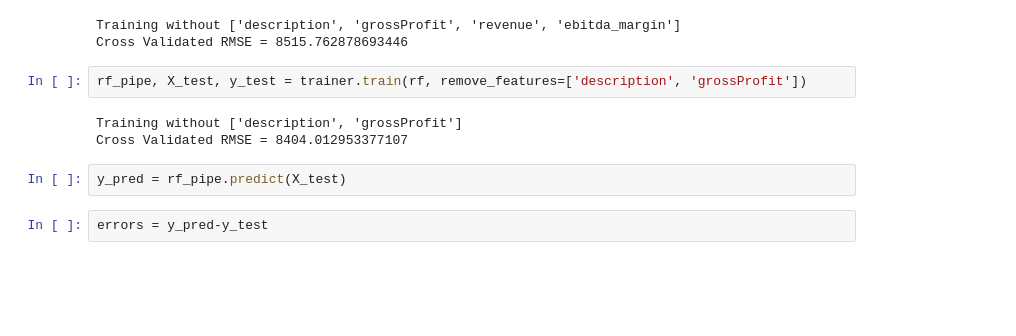
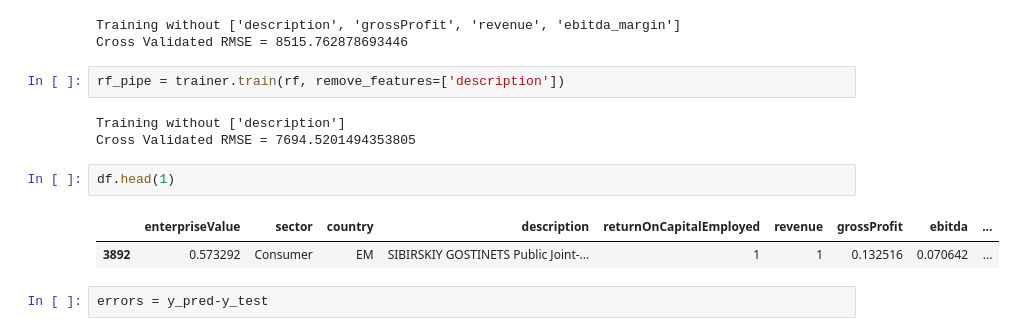
Before and after one commit to pierremstr/Company_Valuation, a Jupyter notebook: notebooks/HL_training.ipynb, the cells around one changed output. Cells and saved outputs as stored; diff of their text form; blank space fills up the shorter version.

```diff
--- a/notebooks/HL_training.ipynb
+++ b/notebooks/HL_training.ipynb
@@ -297,12 +297,15 @@ rf_pipe, X_test, y_test = trainer.train(rf, remove_features=['description', 'gro
 Training without ['description', 'grossProfit', 'revenue', 'ebitda_margin']
 Cross Validated RMSE = 8515.762878693446
 # %%
-rf_pipe, X_test, y_test = trainer.train(rf, remove_features=['description', 'grossProfit'])
+rf_pipe = trainer.train(rf, remove_features=['description'])
 # %% [output]
-Training without ['description', 'grossProfit']
-Cross Validated RMSE = 8404.012953377107
+Training without ['description']
+Cross Validated RMSE = 7694.5201494353805
-# %%
-y_pred = rf_pipe.predict(X_test)
+# %%
+df.head(1)
+# %% [output]
+|  | enterpriseValue | sector | country | description | returnOnCapitalEmployed | revenue | grossProfit | ebitda | ... |
+| 3892 | 0.573292 | Consumer | EM | SIBIRSKIY GOSTINETS Public Joint-... | 1 | 1 | 0.132516 | 0.070642 | ... |
 # %%
 errors = y_pred-y_test
 # %%
```
Also changed, not shown: parts of 12 cells of this notebook, 1 other file.
